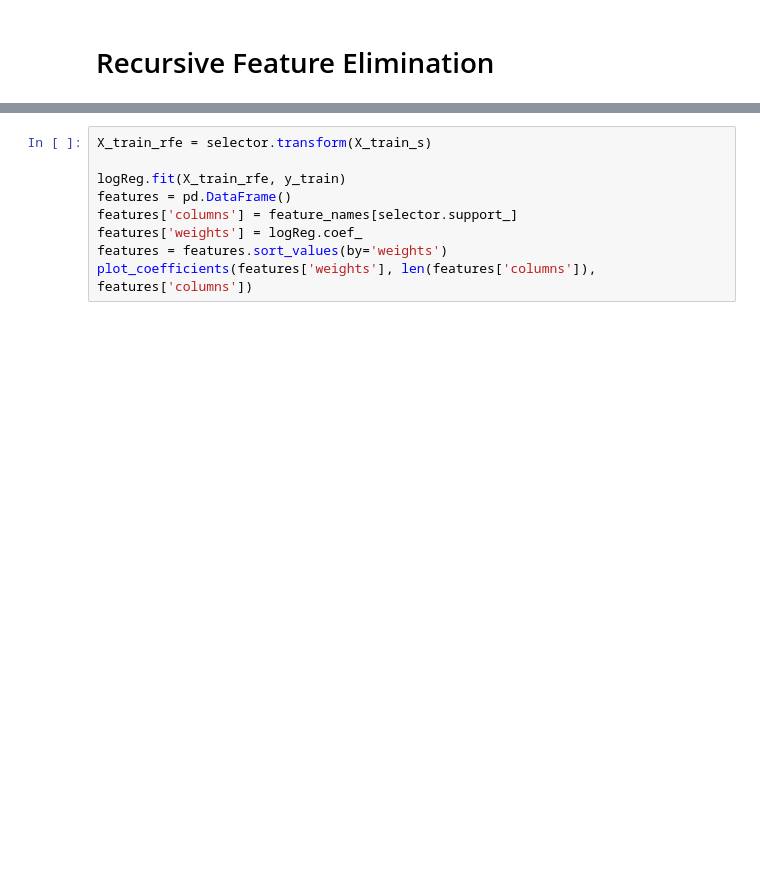
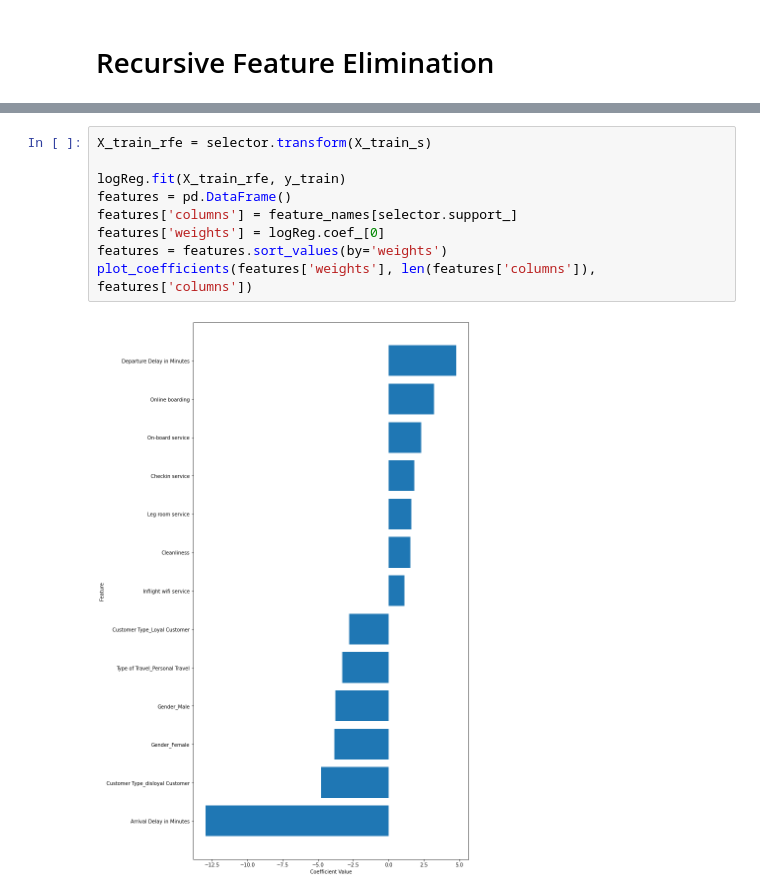
Before and after one commit to gpala7077/Classifying_Airline_Customer_Satisfication, a Jupyter notebook: Final_Project_logistic_regression.ipynb, the cells around one changed output, grey strips where cells are left out. Drawn from its saved outputs; the diff is of its cells as text; blank space fills up the shorter version.

```diff
--- a/Final_Project_logistic_regression.ipynb
+++ b/Final_Project_logistic_regression.ipynb
@@ -160,12 +166,14 @@ plt.title('Accuracy Score: {:.2f}%'.format(score*100), size = 15);
 # %%
 X_train_rfe = selector.transform(X_train_s)
 
 logReg.fit(X_train_rfe, y_train)
 features = pd.DataFrame()
 features['columns'] = feature_names[selector.support_]
-features['weights'] = logReg.coef_
+features['weights'] = logReg.coef_[0]
 features = features.sort_values(by='weights')
 plot_coefficients(features['weights'], len(features['columns']), features['columns'])
+# %% [output]
+[figure, added]
 # %%
 import statsmodels.api as sm
 logit_model=sm.Logit(y_train,X_train_rfe)
```
Also changed, not shown: parts of 6 cells of this notebook.
